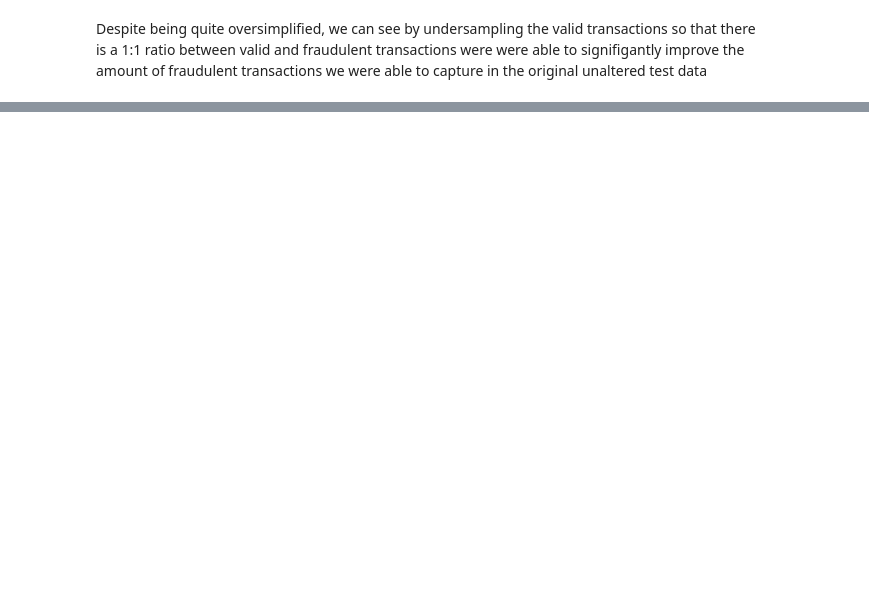
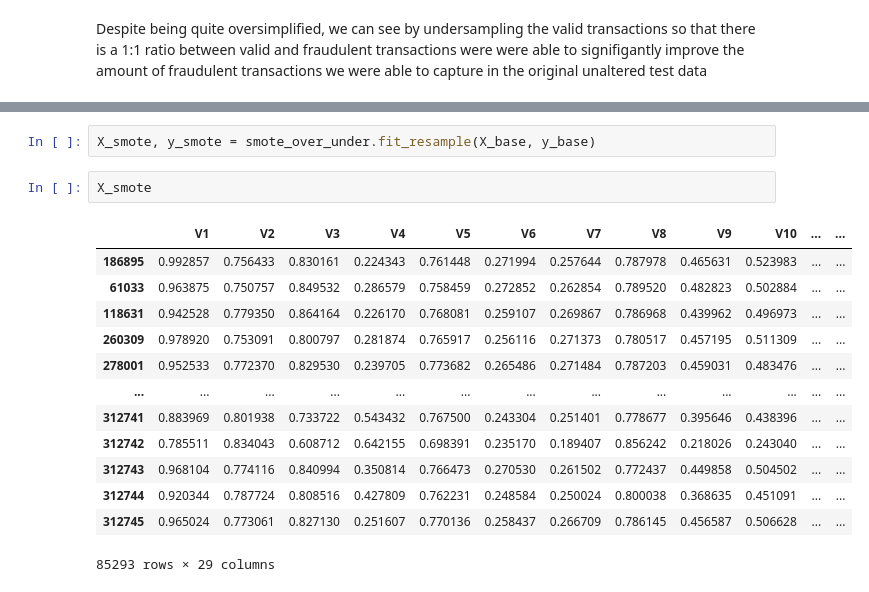
Before and after one commit to ShaneR31/Flatiron-Capstone, a Jupyter notebook: working_notebook.ipynb, the cells around one changed output, grey strips where cells are left out. Cells and saved outputs as stored; diff of their text form; blank space fills up the shorter version.

```diff
--- a/working_notebook.ipynb
+++ b/working_notebook.ipynb
@@ -190,0 +210,18 @@ Despite being quite oversimplified, we can see by undersampling the valid transa
+# %%
+X_smote, y_smote = smote_over_under.fit_resample(X_base, y_base)
+# %%
+X_smote
+# %% [output]
+|  | V1 | V2 | V3 | V4 | V5 | V6 | V7 | V8 | V9 | V10 | ... | ... |
+| 186895 | 0.992857 | 0.756433 | 0.830161 | 0.224343 | 0.761448 | 0.271994 | 0.257644 | 0.787978 | 0.465631 | 0.523983 | ... | ... |
+| 61033 | 0.963875 | 0.750757 | 0.849532 | 0.286579 | 0.758459 | 0.272852 | 0.262854 | 0.789520 | 0.482823 | 0.502884 | ... | ... |
+| 118631 | 0.942528 | 0.779350 | 0.864164 | 0.226170 | 0.768081 | 0.259107 | 0.269867 | 0.786968 | 0.439962 | 0.496973 | ... | ... |
+| 260309 | 0.978920 | 0.753091 | 0.800797 | 0.281874 | 0.765917 | 0.256116 | 0.271373 | 0.780517 | 0.457195 | 0.511309 | ... | ... |
+| 278001 | 0.952533 | 0.772370 | 0.829530 | 0.239705 | 0.773682 | 0.265486 | 0.271484 | 0.787203 | 0.459031 | 0.483476 | ... | ... |
+| ... | ... | ... | ... | ... | ... | ... | ... | ... | ... | ... | ... | ... |
+| 312741 | 0.883969 | 0.801938 | 0.733722 | 0.543432 | 0.767500 | 0.243304 | 0.251401 | 0.778677 | 0.395646 | 0.438396 | ... | ... |
+| 312742 | 0.785511 | 0.834043 | 0.608712 | 0.642155 | 0.698391 | 0.235170 | 0.189407 | 0.856242 | 0.218026 | 0.243040 | ... | ... |
+| 312743 | 0.968104 | 0.774116 | 0.840994 | 0.350814 | 0.766473 | 0.270530 | 0.261502 | 0.772437 | 0.449858 | 0.504502 | ... | ... |
+| 312744 | 0.920344 | 0.787724 | 0.808516 | 0.427809 | 0.762231 | 0.248584 | 0.250024 | 0.800038 | 0.368635 | 0.451091 | ... | ... |
+| 312745 | 0.965024 | 0.773061 | 0.827130 | 0.251607 | 0.770136 | 0.258437 | 0.266709 | 0.786145 | 0.456587 | 0.506628 | ... | ... |
+85293 rows × 29 columns
```
Also changed, not shown: parts of 13 cells of this notebook.
